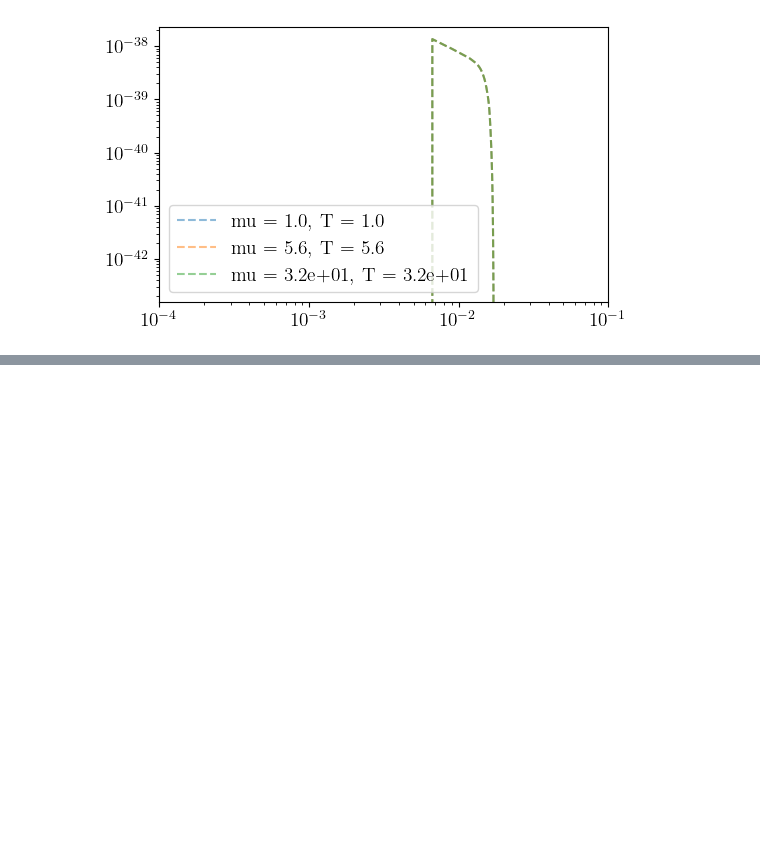
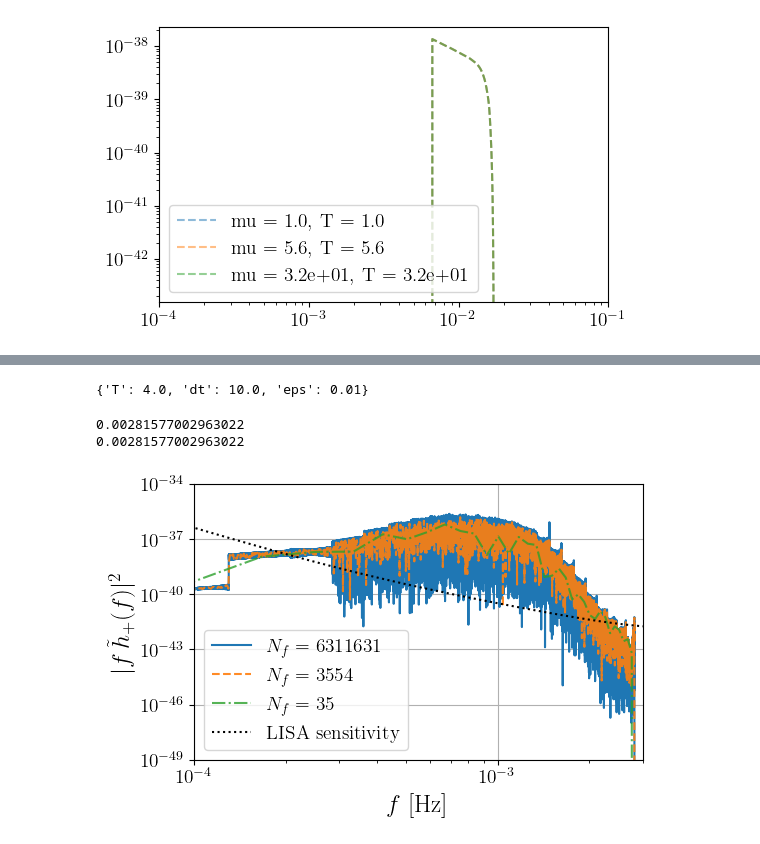
Before and after one commit to lorenzsp/EMRI_FrequencyDomainWaveforms, a Jupyter notebook: single_waveform_analysis.ipynb, the cells around one changed output, grey strips where cells are left out. Cells and saved outputs as stored; diff of their text form; code cells hidden in the pictures; blank space fills up the shorter version.

```diff
--- a/single_waveform_analysis.ipynb
+++ b/single_waveform_analysis.ipynb
@@ -379,0 +446,61 @@ plt.show()
+# %%
+waveform_kwargs
+# %% [output]
+{'T': 4.0, 'dt': 10.0, 'eps': 0.01}
+# %%
+# FD plot
+enlarge = 1.1
+plt.figure()
+
+num=35
+alpha=[1.0,0.9, 0.8, 0.2]
+linest = ['-','--','-.',':']
+for upp,aa,ls in zip([1, 100,10000],alpha,linest):
+
+    # you can specify the frequencies or obtain them directly from the waveform
+    fd_kwargs = waveform_kwargs.copy()
+    fd_kwargs['mask_positive']=True
+    # get FD waveform
+    hf = few_gen(*emri_injection_params,**fd_kwargs)
+    freq_fd = few_gen.waveform_generator.create_waveform.frequency
+    positive_frequency_mask = (freq_fd>=0.0)
+    mask_non_zero = (hf[0]!=complex(0.0))
+    end_f = few_gen.waveform_generator.create_waveform.frequency[positive_frequency_mask][mask_non_zero].max()
+
+    if upp!=1:
+        num = int( len(freq_fd[positive_frequency_mask][mask_non_zero]) / upp )
+        p_freq = np.linspace(0.0, end_f*1.01, num=num )
+        print(end_f)
+        newfreq = xp.hstack((-p_freq[::-1][:-1],
+                            p_freq
+                            ) )
+
+        # you can specify the frequencies or obtain them directly from the waveform
+        fd_kwargs = waveform_kwargs.copy()
+        fd_kwargs['f_arr'] = newfreq
+        fd_kwargs['mask_positive']=True
+
+        # get FD waveform
+        hf = few_gen(*emri_injection_params,**fd_kwargs)
+        # to get the frequencies:
+        freq_fd = few_gen.waveform_generator.create_waveform.frequency
+        positive_frequency_mask = (freq_fd>=0.0)
+
+    Nf = len(freq_fd[positive_frequency_mask])
+    plt.loglog(freq_fd[positive_frequency_mask].get(),freq_fd[positive_frequency_mask].get()**2 * np.abs(hf[0].get())**2,ls,label=f'$N_f = $ {Nf}',alpha=aa)
+
+
+ff = 10**np.linspace(-5,-1,num=100)
+plt.loglog(ff, ff*get_sensitivity(ff),'k:',label='LISA sensitivity')
+
+plt.ylabel(r'$|f\, \tilde{h}_{+}(f)|^2$',fontsize=fs_lab)
+plt.xlabel(r'$f$ [Hz]',fontsize=fs_lab)
+plt.legend(loc='lower left')
+plt.xlim(1e-4,3e-3)
+plt.grid()
+plt.ylim([1e-49, 1e-34])
+plt.savefig('figures/spectrum_downsampled.pdf')
+# %% [output]
+0.00281577002963022
+0.00281577002963022
+[figure, added]
```
Also changed, not shown: parts of 2 cells of this notebook, 15 other files.
